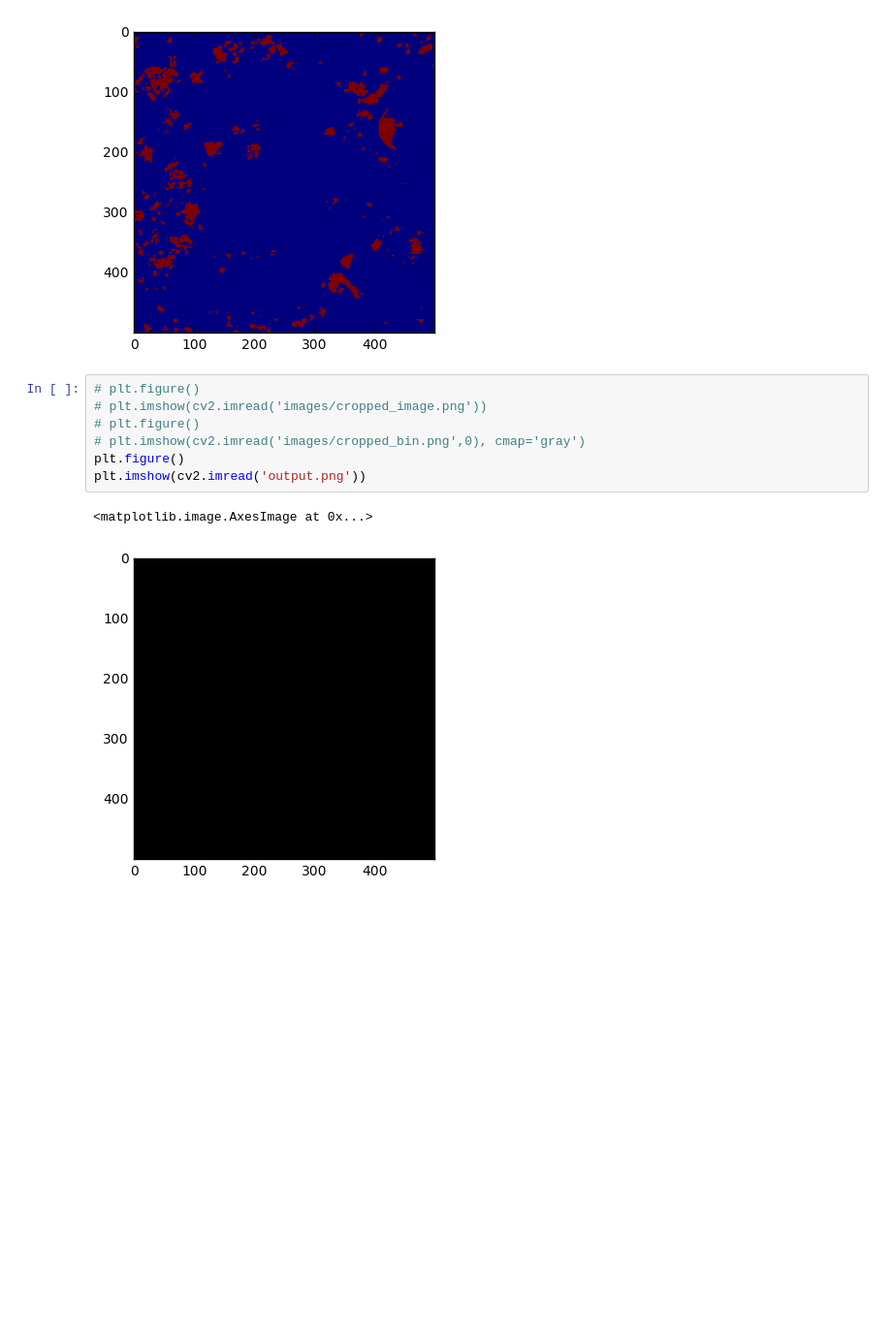
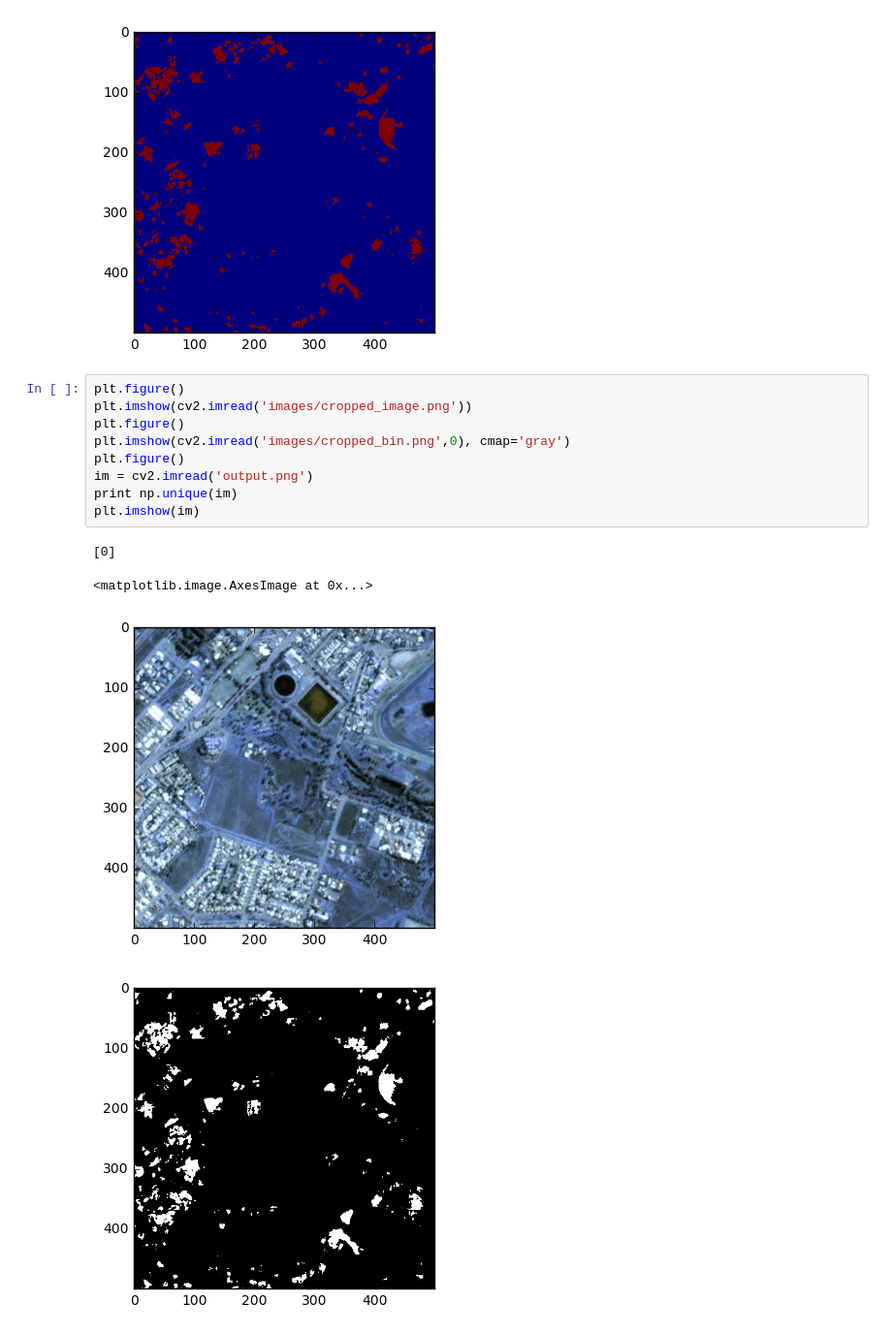
Before and after one commit to crowd-ai/post-processing-experiments, a Jupyter notebook: viewImages.ipynb, the cells around one changed output. Shown at 97% size. Saved outputs shown, nothing was run; the diff lists cells and outputs as text; blank space fills up the shorter version.

```diff
--- a/viewImages.ipynb
+++ b/viewImages.ipynb
@@ -39,12 +40,16 @@ print np.unique(anno_rgb)
 [ 0 29]
 [figure]
 # %%
-# plt.figure()
-# plt.imshow(cv2.imread('images/cropped_image.png'))
-# plt.figure()
-# plt.imshow(cv2.imread('images/cropped_bin.png',0), cmap='gray')
 plt.figure()
-plt.imshow(cv2.imread('output.png'))
+plt.imshow(cv2.imread('images/cropped_image.png'))
+plt.figure()
+plt.imshow(cv2.imread('images/cropped_bin.png',0), cmap='gray')
+plt.figure()
+im = cv2.imread('output.png')
+print np.unique(im)
+plt.imshow(im)
 # %% [output]
-<matplotlib.image.AxesImage at 0x...>
+[0]
+<matplotlib.image.AxesImage at 0x...>
-[figure, old version]
+[figure, new version]
+[figure, added]
```
Also changed, not shown: parts of 3 cells of this notebook, 2 other files.
